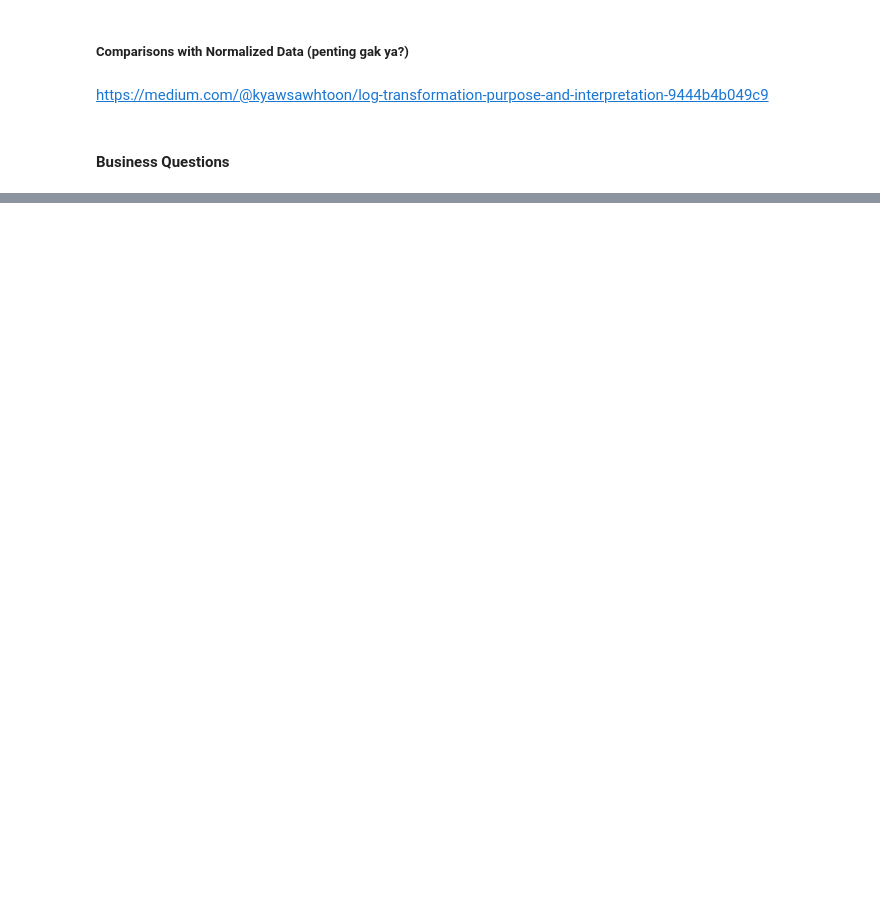
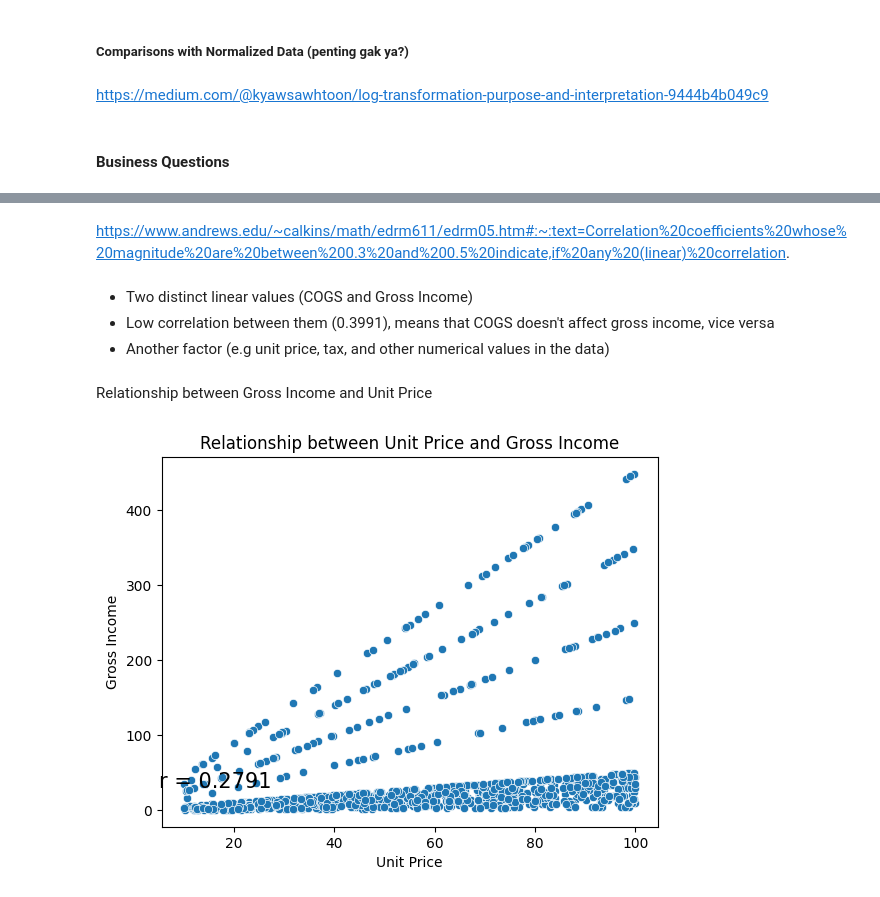
Before and after one commit to rzkybagaskara/Week4_DataAnalyst_IO, a Jupyter notebook: Week4_IO.ipynb, the cells around one changed output, grey strips where cells are left out. Saved outputs shown, nothing was run; the diff lists cells and outputs as text; code cells hidden in the pictures; blank space fills up the shorter version.

```diff
--- a/Week4_IO.ipynb
+++ b/Week4_IO.ipynb
@@ -213,0 +291,26 @@ https://medium.com/@kyawsawhtoon/log-transformation-purpose-and-interpretation-9
+# %% [markdown]
+https://www.andrews.edu/~calkins/math/edrm611/edrm05.htm#:~:text=Correlation%20coefficients%20whose%20magnitude%20are%20between%200.3%20and%200.5%20indicate,if%20any%20(linear)%20correlation.
+# %% [markdown]
+- Two distinct linear values (COGS and Gross Income)
+- Low correlation between them (0.3991), means that COGS doesn't affect gross income, vice versa
+- Another factor (e.g unit price, tax, and other numerical values in the data)
+# %% [markdown]
+Relationship between Gross Income and Unit Price
+# %%
+#get columns
+unit_price_gross_income = df[['Unit price', 'gross income']]
+
+#calculate correlation coefficient using pearson correlation
+r = scipy.stats.pearsonr(x=df['Unit price'], y=df['gross income'])[0]
+
+sns.scatterplot(data=unit_price_gross_income, x='Unit price', y='gross income')
+plt.title('Relationship between Unit Price and Gross Income')
+plt.xlabel('Unit Price')
+plt.ylabel('Gross Income')
+
+#show correlation coefficient to the plot
+plt.text(5, 30, 'r = ' + str(round(r, 4)), fontsize=15)
+
+plt.show()
+# %% [output]
+[figure, added]
```
Also changed, not shown: parts of 41 cells of this notebook.
